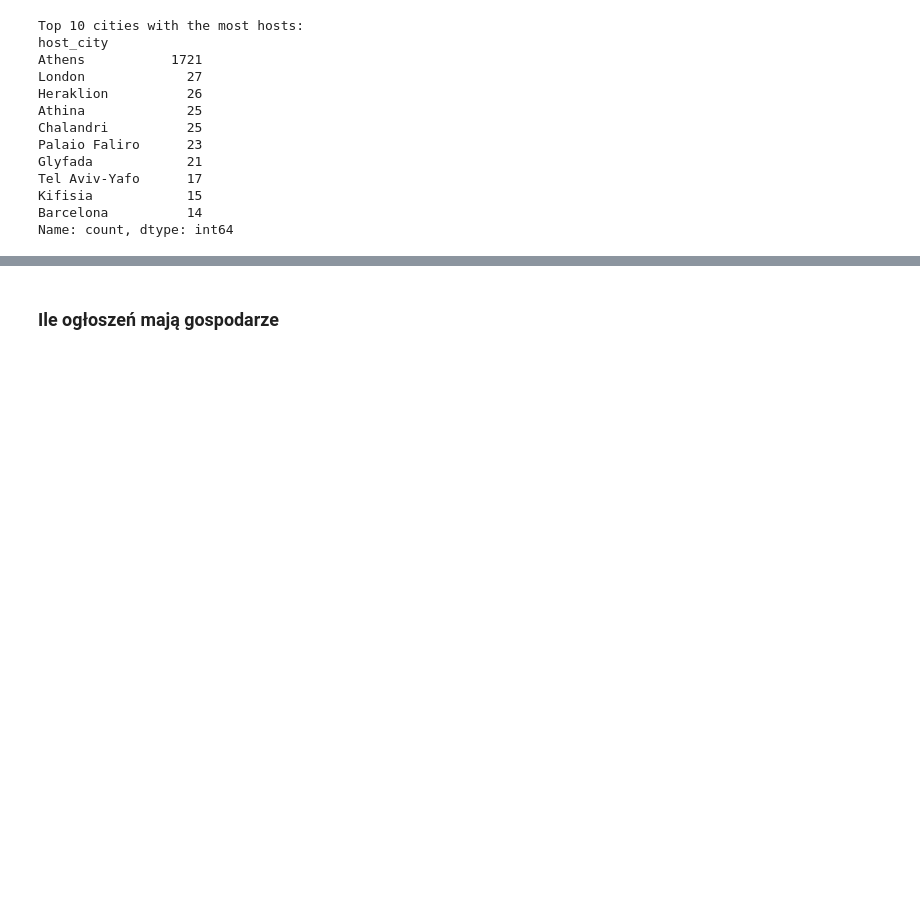
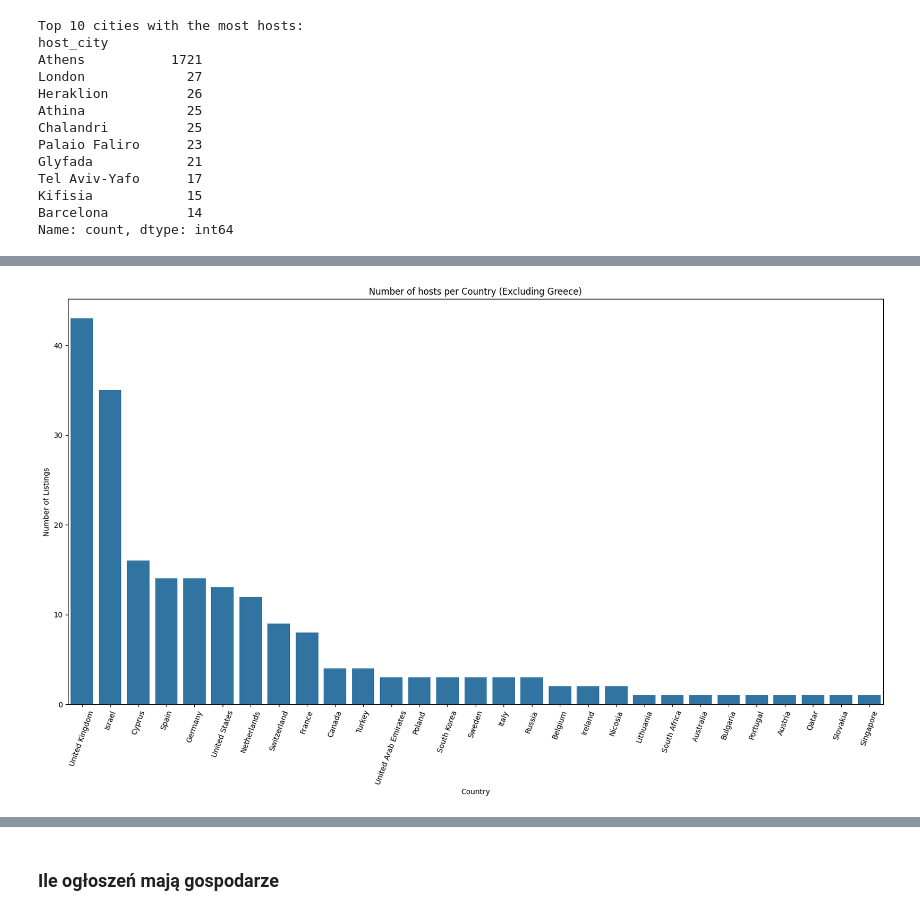
Before and after one commit to psiku/IUM-long-stay-insights, a Jupyter notebook: notebooks/data_v1_eda.ipynb, the cells around one changed output, grey strips where cells are left out. Cells and saved outputs as stored; diff of their text form; code cells hidden in the pictures; blank space fills up the shorter version.

```diff
--- a/notebooks/data_v1_eda.ipynb
+++ b/notebooks/data_v1_eda.ipynb
@@ -484 +552,15 @@ Canada               4
 Name: count, dtype: int64
+# %%
+filtered_listings = listings_dataframe[listings_dataframe['host_country'] != 'Greece']
+
+country_counts = filtered_listings['host_country'].value_counts().sort_values(ascending=False)
+
+plt.figure(figsize=(20, 10))
+sns.barplot(x=country_counts.index, y=country_counts.values)
+plt.title('Number of hosts per Country (Excluding Greece)')
+plt.xlabel('Country')
+plt.ylabel('Number of Listings')
+plt.xticks(rotation=70)
+plt.show()
+# %% [output]
+[figure, added]
```
Also changed, not shown: parts of 20 cells of this notebook, 1 other file.
